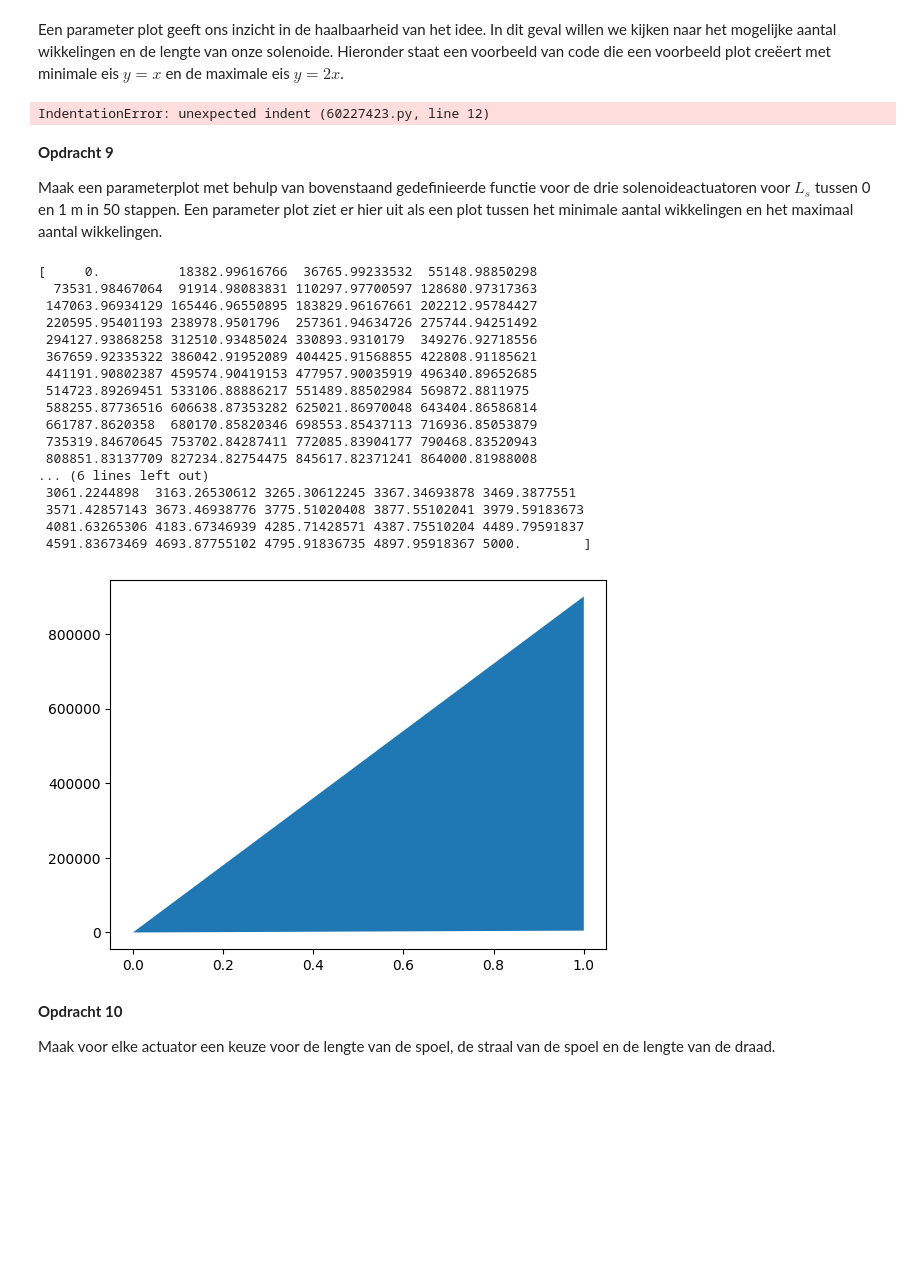
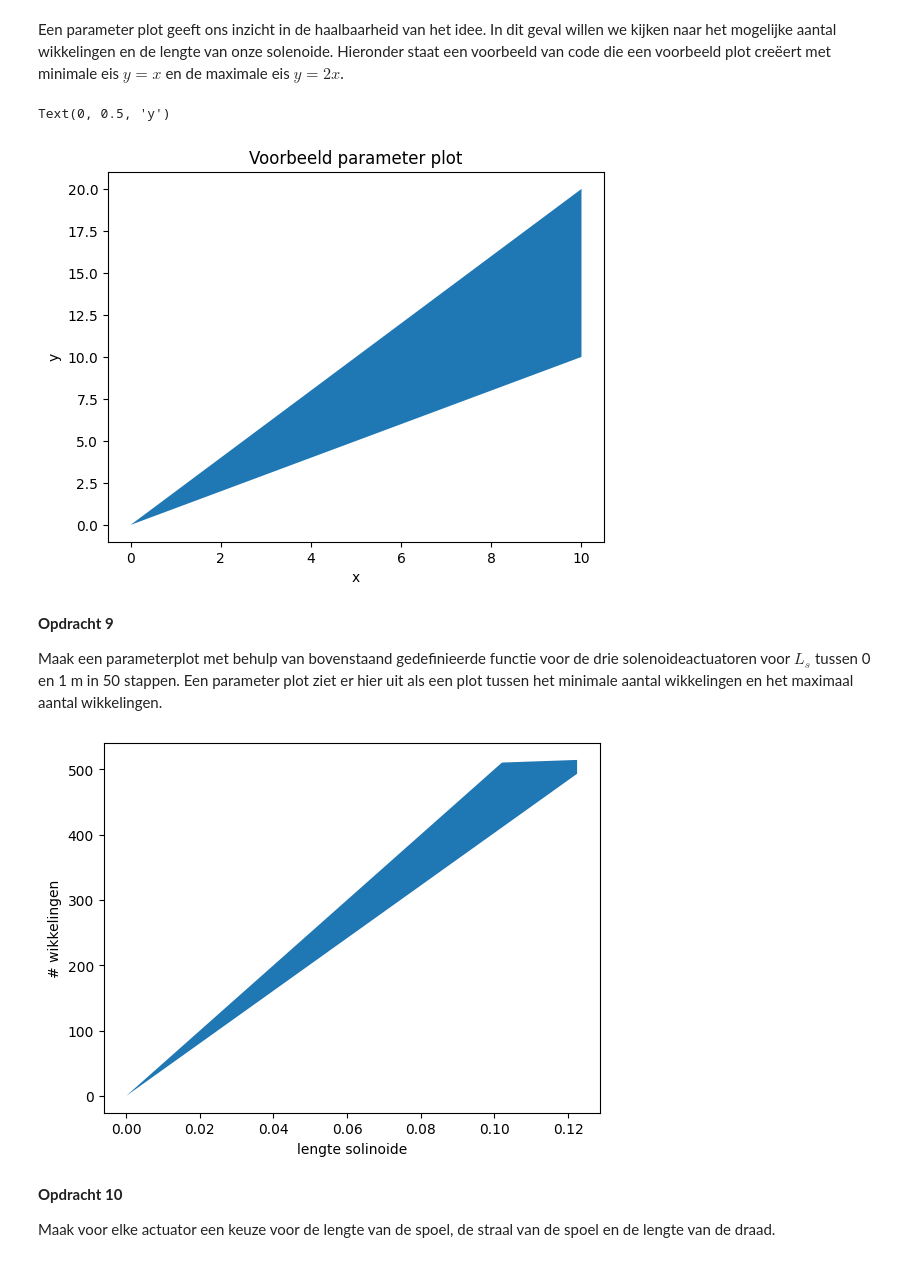
Before and after one commit to Alek-Janssen/opdrachten-DEF-D, a Jupyter notebook: 2KrachtactuatorOpdracht/KrachtactuatorOpdracht.ipynb, the cells around one changed output. Saved outputs shown, nothing was run; the diff lists cells and outputs as text; code cells hidden in the pictures; blank space fills up the shorter version.

```diff
--- a/2KrachtactuatorOpdracht/KrachtactuatorOpdracht.ipynb
+++ b/2KrachtactuatorOpdracht/KrachtactuatorOpdracht.ipynb
@@ -155,17 +155,20 @@ Plaats hier een png met jullie eventuele analytische afleiding.
 # %%
 ### BEGIN SOLUTION
 
-def aantal_wikkelingen(L_s, r_s, r_d, I, L_draad_max, F, mu0=4*np.pi*1e-7, mu_r=10000):
+def aantal_wikkelingen(L_s, r_s, r_d, I,mu_r, L_draad_max, F, mu0=4*np.pi*1e-7):
     A = np.pi * r_s**2
 
-    N_min = np.sqrt((2 * F * (L_s)**2) / (mu0 * I**2 * A *(1-1/mu_r)))
+    N_min = np.sqrt((2 * F * (L_s)**2) / (mu0 * I**2 * A *(mu_r-1)))
 
     N_max_1 = L_s / (2 * r_d)
+
     N_max_2 = L_draad_max / (2 * np.pi * r_s)
 
-    N_max = np.maximum(N_max_1, N_max_2)
-
-    # Mask invalid designs where no solution exists
+    N_max = np.minimum(N_max_1, N_max_2)
+    if np.any(N_min > N_max):
+        #print('the design with L_s=%.2f m has no workable solution.')
+        N_min ='NaN'
+        N_max ='NaN'
 
 
     return N_min, N_max
@@ -180,53 +183,30 @@ plt.fill_between(x,y_min,y_max) # De ruimte tussen de eisen vullen
 plt.title("Voorbeeld parameter plot")
 plt.xlabel("x")
 plt.ylabel("y")
-
-
-invalid = N_min > N_max
-    if invalid.any():
-        print(f'The design has no workable solution for {invalid.sum()} value(s) of L_s')
-        N_min = N_min.astype(float)
-        N_max = N_max.astype(float)
-        N_min[invalid] = np.nan
-        N_max[invalid] = np.nan
 # %% [output]
-IndentationError: unexpected indent (60227423.py, line 12)
+Text(0, 0.5, 'y')
+[figure, added]
 # %% [markdown]
 **Opdracht 9**
 
 Maak een parameterplot met behulp van bovenstaand gedefinieerde functie voor de drie solenoideactuatoren voor $L_s$ tussen 0 en 1 m in 50 stappen. Een parameter plot ziet er hier uit als een plot tussen het minimale aantal wikkelingen en het maximaal aantal wikkelingen.
 # %%
-L_s= np.linspace(0,1,50)
+x_a = np.linspace(0.0,1.0,50)
+N_min_d = np.zeros(len(x_a))
+N_max_d = np.zeros(len(x_a))
 
-N_min, N_max = aantal_wikkelingen(L_s, r_s = 0.01, r_d =0.0001, I = 0.5, L_draad_max = 8.41 , F=40, mu0=4*np.pi*1e-7, mu_r=1000)
+L_s_d = 32.31
 
-print(N_min, N_max)
-
-y_min = N
-y_max = 2*x # Maximale eis
+for i in range(len(x_a)):
+    N_min_d[i], N_max_d[i] = aantal_wikkelingen(L_s = x_a[i] , r_s = 0.01, r_d =0.0001, I = 0.5,mu_r=50000, L_draad_max = L_s_d , F=40, mu0=4*np.pi*1e-7, )
 
 plt.figure()
-plt.fill_between(L_s,y_min, y_max)
+plt.fill_between(x_a,N_min_d, N_max_d)
+plt.xlabel('lengte solinoide')
+plt.ylabel('# wikkelingen')
 plt.show()
 # %% [output]
-[     0.          18382.99616766  36765.99233532  55148.98850298
-  73531.98467064  91914.98083831 110297.97700597 128680.97317363
- 147063.96934129 165446.96550895 183829.96167661 202212.95784427
- 220595.95401193 238978.9501796  257361.94634726 275744.94251492
- 294127.93868258 312510.93485024 330893.9310179  349276.92718556
- 367659.92335322 386042.91952089 404425.91568855 422808.91185621
- 441191.90802387 459574.90419153 477957.90035919 496340.89652685
- 514723.89269451 533106.88886217 551489.88502984 569872.8811975
- 588255.87736516 606638.87353282 625021.86970048 643404.86586814
- 661787.8620358  680170.85820346 698553.85437113 716936.85053879
- 735319.84670645 753702.84287411 772085.83904177 790468.83520943
- 808851.83137709 827234.82754475 845617.82371241 864000.81988008
-... (6 lines left out)
- 3061.2244898  3163.26530612 3265.30612245 3367.34693878 3469.3877551
- 3571.42857143 3673.46938776 3775.51020408 3877.55102041 3979.59183673
- 4081.63265306 4183.67346939 4285.71428571 4387.75510204 4489.79591837
- 4591.83673469 4693.87755102 4795.91836735 4897.95918367 5000.        ]
-[figure, old version]
+[figure, new version]
 # %% [markdown]
 **Opdracht 10**
 
```
Also changed, not shown: parts of 4 cells of this notebook.
